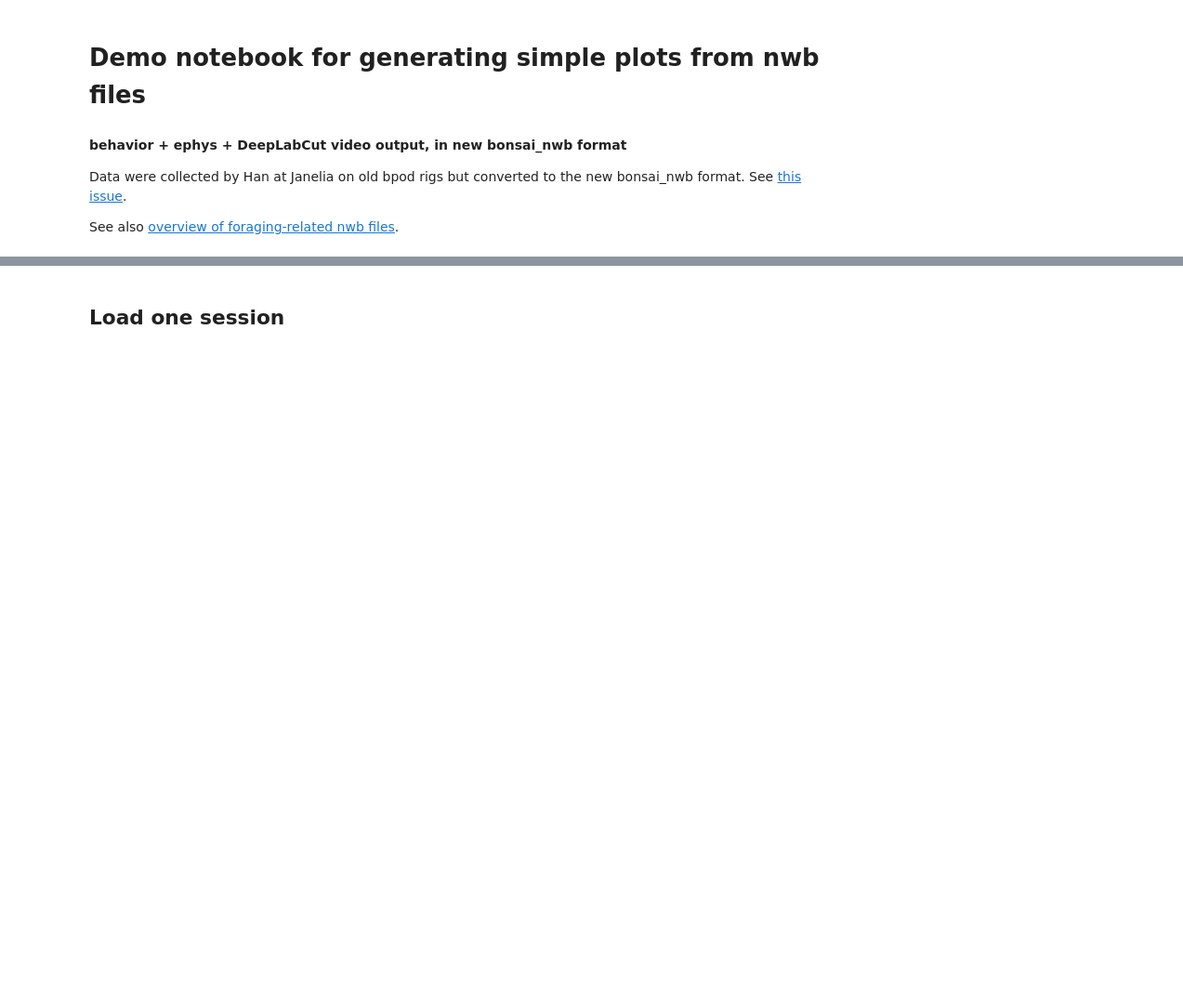
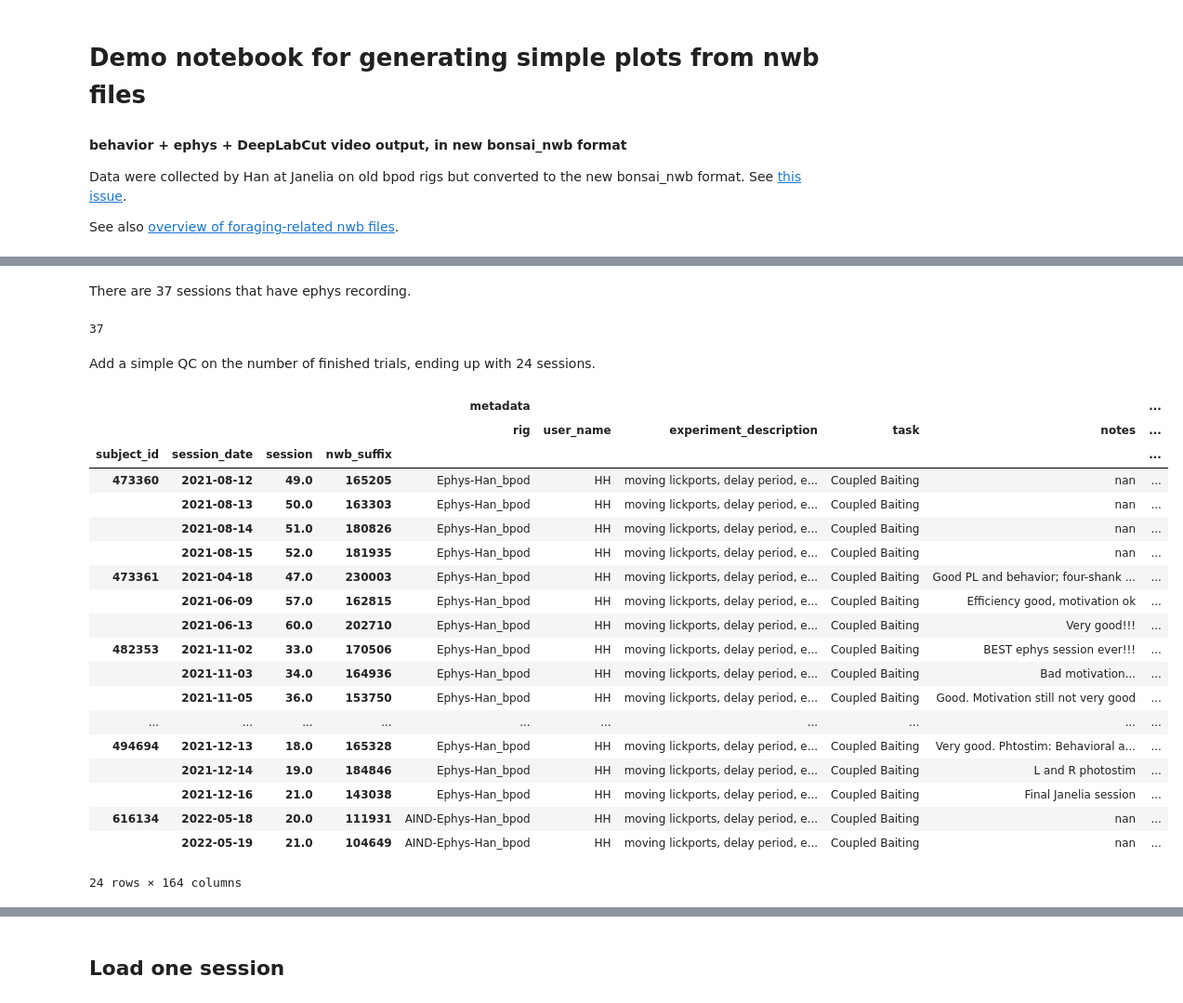
Before and after one commit to AllenNeuralDynamics/aind-foraging-behavior-bonsai-basic, a Jupyter notebook: code/notebook/demo_import_nwb_ephys_and_video.ipynb, the cells around one changed output, grey strips where cells are left out. Shown at 93% size. Cells and saved outputs as stored; diff of their text form; code cells hidden in the pictures; blank space fills up the shorter version.

```diff
--- a/code/notebook/demo_import_nwb_ephys_and_video.ipynb
+++ b/code/notebook/demo_import_nwb_ephys_and_video.ipynb
@@ -6,6 +6,7 @@ Data were collected by Han at Janelia on old bpod rigs but converted to the new
 See also [overview of foraging-related nwb files](https://github.com/AllenNeuralDynamics/aind-foraging-behavior-bonsai-trigger-pipeline?tab=readme-ov-file#accessing-foraging-nwbs-for-off-pipeline-analysis).
 # %%
 %matplotlib inline
+%cd /root/capsule/code
 import numpy as np
 import pandas as pd
 import matplotlib.pyplot as plt
@@ -13,5 +14,7 @@ import seaborn as sns
 import pandas as pd
 import os
 from pynwb import NWBFile, TimeSeries, NWBHDF5IO
+from plot.foraging_matplotlib import moving_average, plot_session_lightweight
 
 nwb_folder = '/root/capsule/data/foraging_nwb_bpod/'
+nwb_processed_folder = '/root/capsule/data/foraging_nwb_bpod_processed/'
@@ -170,0 +27,3 @@ def plot_session_lightweight(data,   # choice_history, reward_history, p_reward
+# %%
+df_sessions = pd.read_pickle(nwb_processed_folder + 'df_sessions.pkl')
+df_sessions.head()
@@ -170,0 +40,33 @@ def plot_session_lightweight(data,   # choice_history, reward_history, p_reward
+# %% [markdown]
+There are 37 sessions that have ephys recording.
+# %%
+df_ephys_sessions = df_sessions[df_sessions.metadata.has_ephys]
+len(df_ephys_sessions)
+# %% [output]
+37
+# %% [markdown]
+Add a simple QC on the number of finished trials, ending up with 24 sessions.
+# %%
+df_ephys_sessions = df_ephys_sessions[df_ephys_sessions.session_stats.finished_trials >= 350]
+df_ephys_sessions
+# %% [output]
+|  |  |  |  | metadata |  |  |  |  | ... |
+|  |  |  |  | rig | user_name | experiment_description | task | notes | ... |
+| subject_id | session_date | session | nwb_suffix |  |  |  |  |  | ... |
+| 473360 | 2021-08-12 | 49.0 | 165205 | Ephys-Han_bpod | HH | moving lickports, delay period, e... | Coupled Baiting | nan | ... |
+|  | 2021-08-13 | 50.0 | 163303 | Ephys-Han_bpod | HH | moving lickports, delay period, e... | Coupled Baiting | nan | ... |
+|  | 2021-08-14 | 51.0 | 180826 | Ephys-Han_bpod | HH | moving lickports, delay period, e... | Coupled Baiting | nan | ... |
+|  | 2021-08-15 | 52.0 | 181935 | Ephys-Han_bpod | HH | moving lickports, delay period, e... | Coupled Baiting | nan | ... |
+| 473361 | 2021-04-18 | 47.0 | 230003 | Ephys-Han_bpod | HH | moving lickports, delay period, e... | Coupled Baiting | Good PL and behavior; four-shank ... | ... |
+|  | 2021-06-09 | 57.0 | 162815 | Ephys-Han_bpod | HH | moving lickports, delay period, e... | Coupled Baiting | Efficiency good, motivation ok | ... |
+|  | 2021-06-13 | 60.0 | 202710 | Ephys-Han_bpod | HH | moving lickports, delay period, e... | Coupled Baiting | Very good!!! | ... |
+| 482353 | 2021-11-02 | 33.0 | 170506 | Ephys-Han_bpod | HH | moving lickports, delay period, e... | Coupled Baiting | BEST ephys session ever!!! | ... |
+|  | 2021-11-03 | 34.0 | 164936 | Ephys-Han_bpod | HH | moving lickports, delay period, e... | Coupled Baiting | Bad motivation... | ... |
+|  | 2021-11-05 | 36.0 | 153750 | Ephys-Han_bpod | HH | moving lickports, delay period, e... | Coupled Baiting | Good. Motivation still not very good | ... |
+| ... | ... | ... | ... | ... | ... | ... | ... | ... | ... |
+| 494694 | 2021-12-13 | 18.0 | 165328 | Ephys-Han_bpod | HH | moving lickports, delay period, e... | Coupled Baiting | Very good. Phtostim: Behavioral a... | ... |
+|  | 2021-12-14 | 19.0 | 184846 | Ephys-Han_bpod | HH | moving lickports, delay period, e... | Coupled Baiting | L and R photostim | ... |
+|  | 2021-12-16 | 21.0 | 143038 | Ephys-Han_bpod | HH | moving lickports, delay period, e... | Coupled Baiting | Final Janelia session | ... |
+| 616134 | 2022-05-18 | 20.0 | 111931 | AIND-Ephys-Han_bpod | HH | moving lickports, delay period, e... | Coupled Baiting | nan | ... |
+|  | 2022-05-19 | 21.0 | 104649 | AIND-Ephys-Han_bpod | HH | moving lickports, delay period, e... | Coupled Baiting | nan | ... |
+24 rows × 164 columns
```
Also changed, not shown: parts of 10 cells of this notebook.
